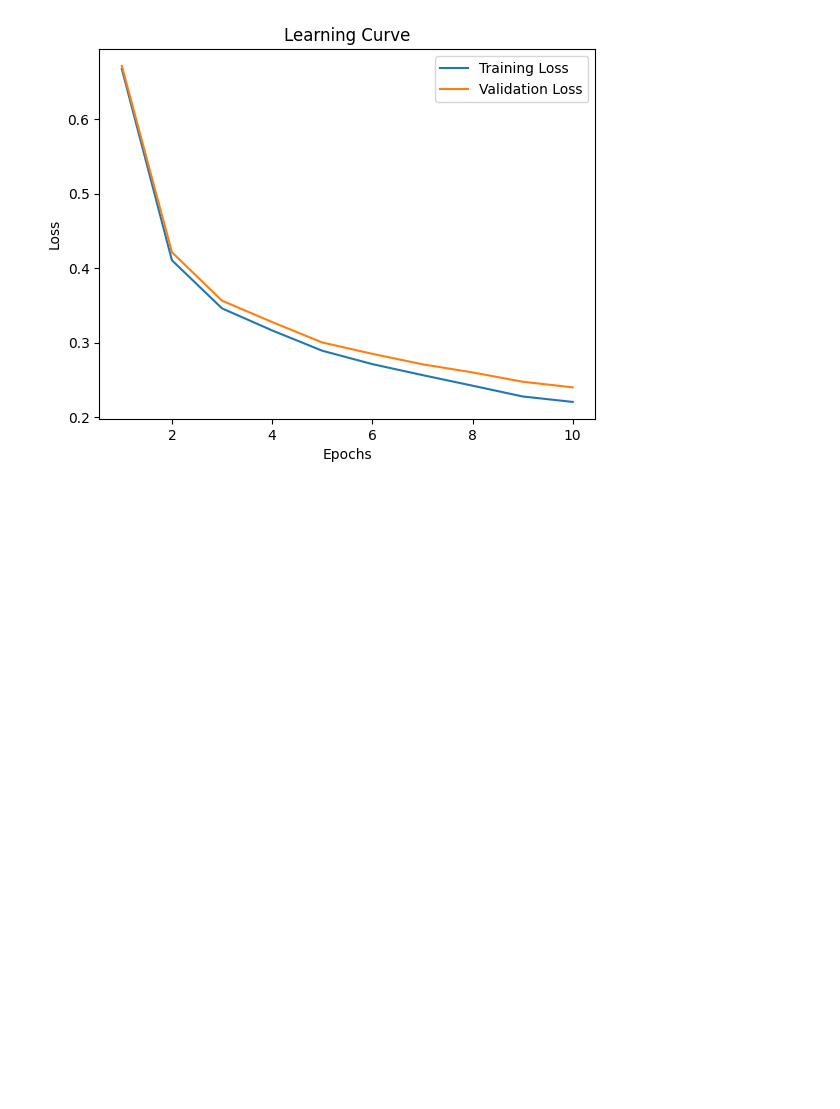
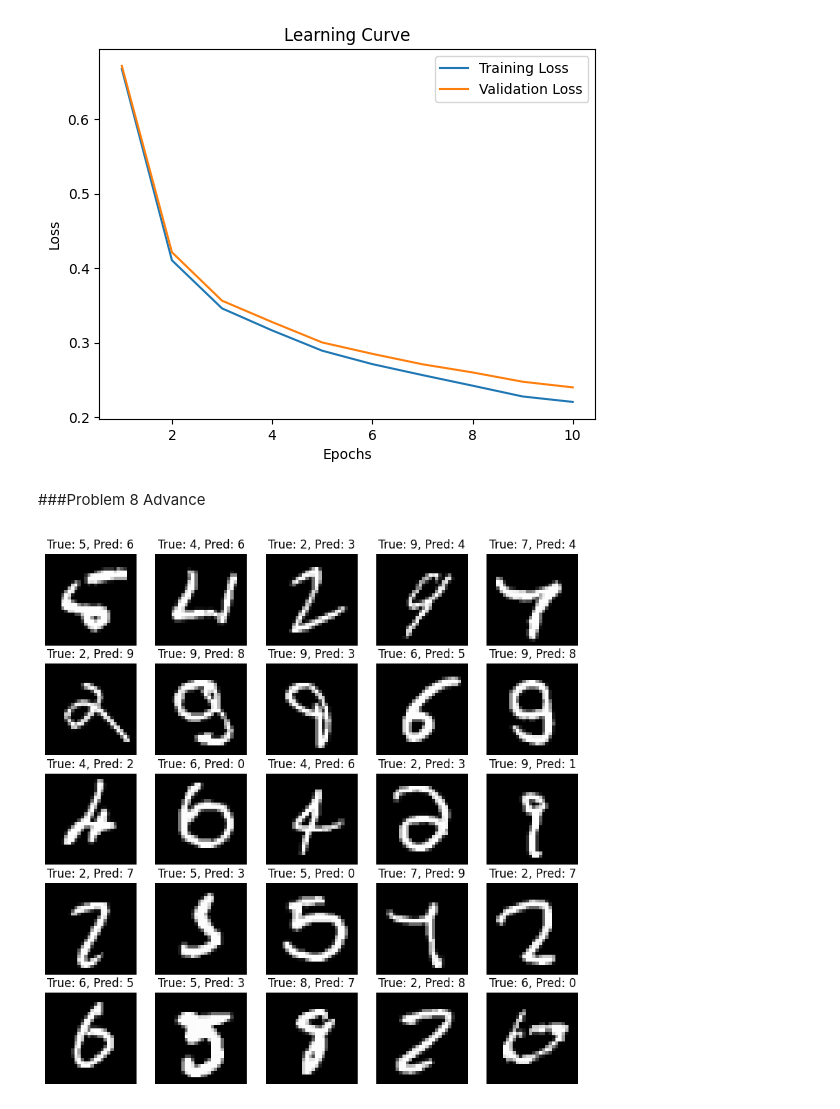
Before and after one commit to aderibigbeolamide/Assignment_Machine_Learning, a Jupyter notebook: NeuralNetwork.ipynb, the cells around one changed output. Saved outputs shown, nothing was run; the diff lists cells and outputs as text; code cells hidden in the pictures; blank space fills up the shorter version.

```diff
--- a/NeuralNetwork.ipynb
+++ b/NeuralNetwork.ipynb
@@ -450,3 +450,19 @@ epoch: 8, loss: 0.2422
 epoch: 9, loss: 0.2277
 epoch: 10, loss: 0.2204
 [figure]
+# %% [markdown]
+###Problem 8 Advance
+# %%
+
+misclassified_idx = np.where(y_pred != y_test)[0]
+
+
+plt.figure(figsize=(10, 10))
+for i, idx in enumerate(misclassified_idx[:25]):
+    plt.subplot(5, 5, i + 1)
+    plt.imshow(X_test[idx].reshape(28, 28), cmap='gray')
+    plt.title(f"True: {y_test[idx]}, Pred: {y_pred[idx]}")
+    plt.axis('off')
+plt.show()
+# %% [output]
+[figure, added]
```
